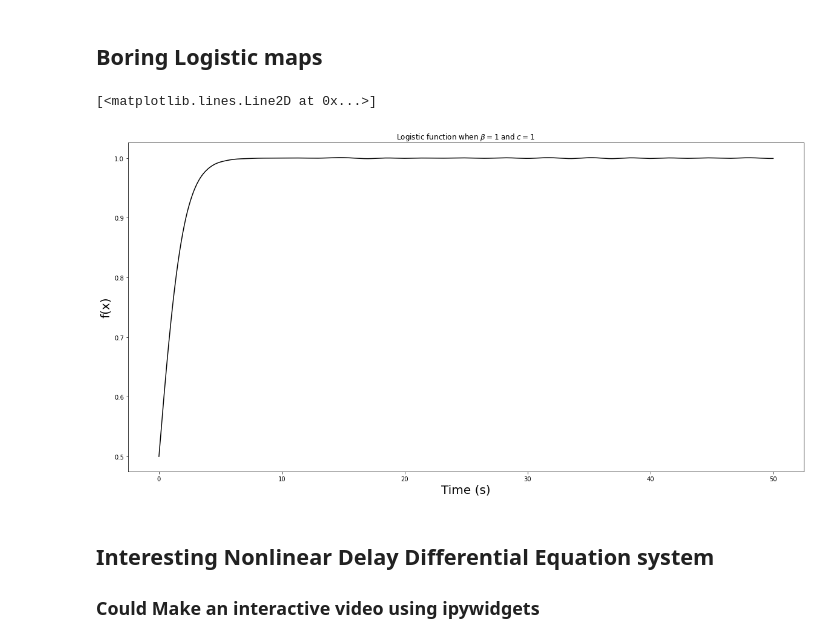
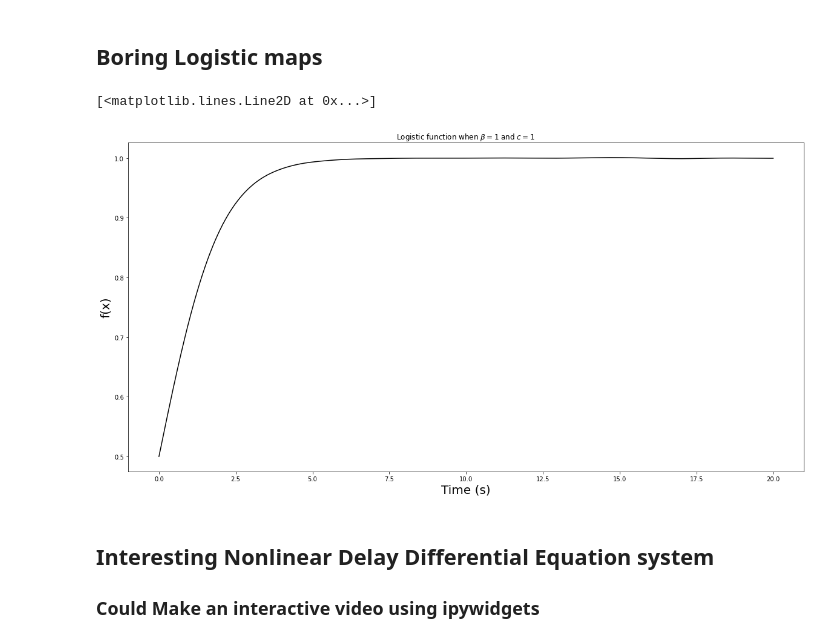
Before and after one commit to ihkim94/Ikeda, a Jupyter notebook: Ikeda_map.ipynb, the cells around one changed output. Saved outputs shown, nothing was run; the diff lists cells and outputs as text; code cells hidden in the pictures.

```diff
--- a/Ikeda_map.ipynb
+++ b/Ikeda_map.ipynb
@@ -166,17 +166,17 @@ class LogisticEquation:
 # %%
 logistic_model = LogisticEquation(b=1, c=1)
 ic = [0.5]  ## Initial condition
-tpts, sol = logistic_model.solve(ic, 0, 50, 10000)
+tpts, sol = logistic_model.solve(ic, 0, 20, 10000)
 
 
 plt.figure(figsize=(20, 10))
 plt.title(rf'Logistic function when $\beta = {logistic_model.b}$ and $ c = {logistic_model.c}$ ')
 plt.xlabel('Time (s)', fontsize=20)
 plt.ylabel('f(x)', fontsize=20)
 plt.plot(tpts, sol, color='k')
 # %% [output]
 [<matplotlib.lines.Line2D at 0x...>]
-[figure, old version]
+[figure, new version]
 # %% [markdown]
 ## Interesting Nonlinear Delay Differential Equation system
 
```
Also changed, not shown: parts of 5 cells of this notebook.
